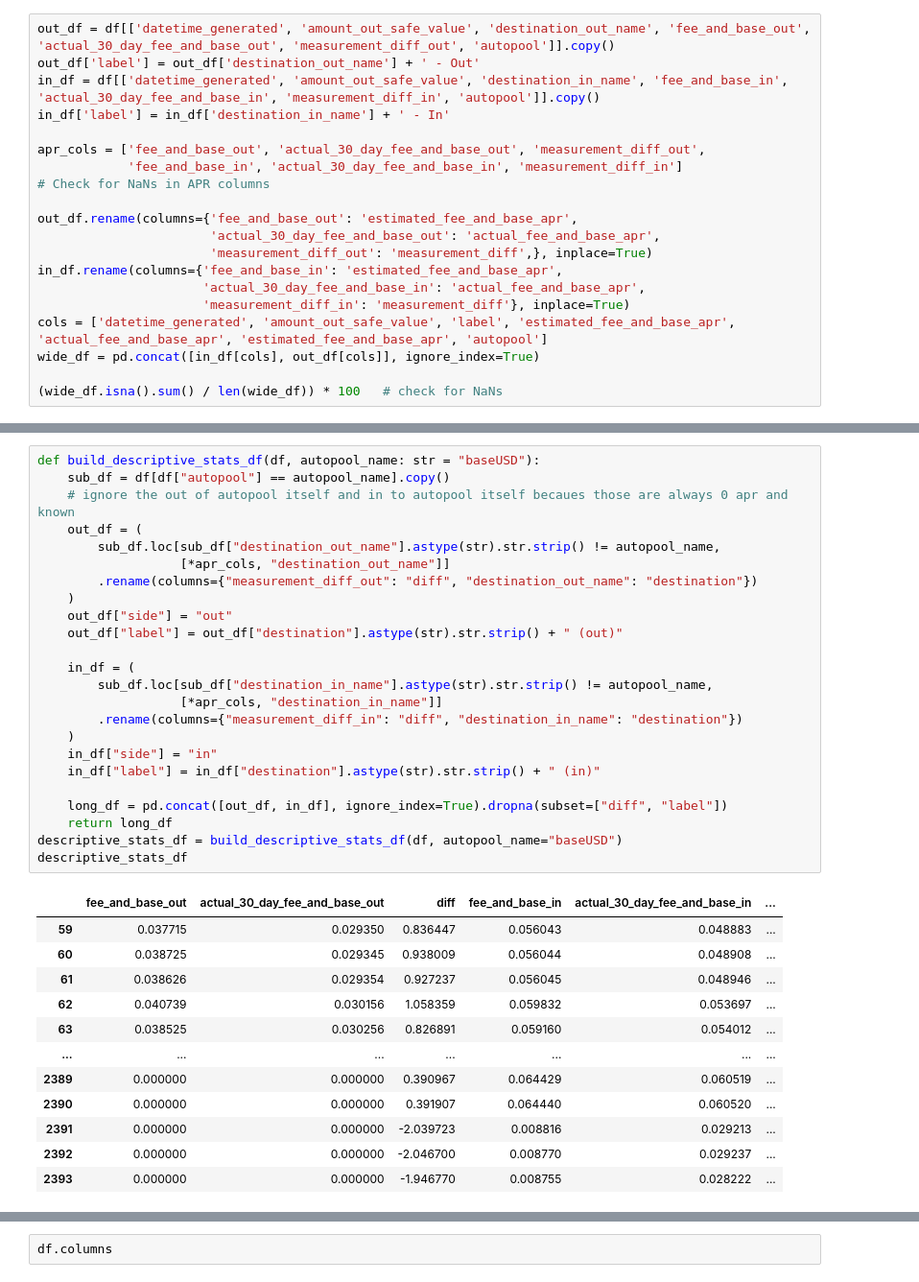
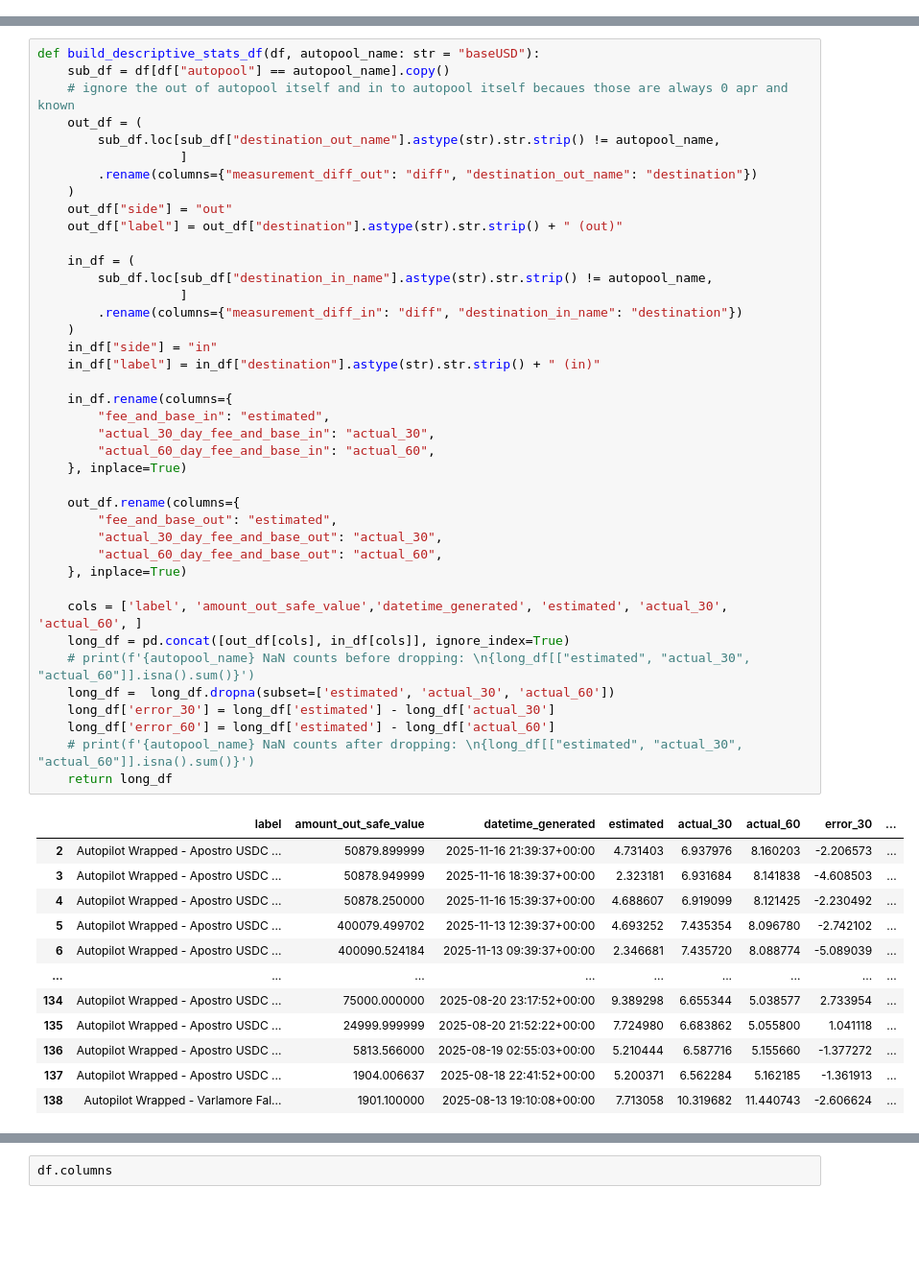
Before and after one commit to Tokemak/v2-rebalance-dashboard, a Jupyter notebook: mainnet_launch/adhoc/fee_and_base_apr_checks/check_accuracy.ipynb, the cells around one changed output, grey strips where cells are left out. Shown at 96% size. Saved outputs shown, nothing was run; the diff lists cells and outputs as text; blank space fills up the shorter version.

```diff
--- a/mainnet_launch/adhoc/fee_and_base_apr_checks/check_accuracy.ipynb
+++ b/mainnet_launch/adhoc/fee_and_base_apr_checks/check_accuracy.ipynb
@@ -48,20 +44,0 @@ df['measurement_diff_in'] = 100 * (df['fee_and_base_in'] - df['actual_30_day_fee
-# %%
-out_df = df[['datetime_generated', 'amount_out_safe_value', 'destination_out_name', 'fee_and_base_out', 'actual_30_day_fee_and_base_out', 'measurement_diff_out', 'autopool']].copy()
-out_df['label'] = out_df['destination_out_name'] + ' - Out'
-in_df = df[['datetime_generated', 'amount_out_safe_value', 'destination_in_name', 'fee_and_base_in', 'actual_30_day_fee_and_base_in', 'measurement_diff_in', 'autopool']].copy()
-in_df['label'] = in_df['destination_in_name'] + ' - In'
-
-apr_cols = ['fee_and_base_out', 'actual_30_day_fee_and_base_out', 'measurement_diff_out',
-            'fee_and_base_in', 'actual_30_day_fee_and_base_in', 'measurement_diff_in']
-# Check for NaNs in APR columns
-
-out_df.rename(columns={'fee_and_base_out': 'estimated_fee_and_base_apr',
-                       'actual_30_day_fee_and_base_out': 'actual_fee_and_base_apr',
-                       'measurement_diff_out': 'measurement_diff',}, inplace=True)
-in_df.rename(columns={'fee_and_base_in': 'estimated_fee_and_base_apr',
-                      'actual_30_day_fee_and_base_in': 'actual_fee_and_base_apr',
-                      'measurement_diff_in': 'measurement_diff'}, inplace=True)
-cols = ['datetime_generated', 'amount_out_safe_value', 'label', 'estimated_fee_and_base_apr', 'actual_fee_and_base_apr', 'estimated_fee_and_base_apr', 'autopool']
-wide_df = pd.concat([in_df[cols], out_df[cols]], ignore_index=True)
-
-(wide_df.isna().sum() / len(wide_df)) * 100   # check for NaNs
@@ -77,37 +45,53 @@ dtype: float64
 # %%
 def build_descriptive_stats_df(df, autopool_name: str = "baseUSD"):
     sub_df = df[df["autopool"] == autopool_name].copy()
     # ignore the out of autopool itself and in to autopool itself becaues those are always 0 apr and known
     out_df = (
         sub_df.loc[sub_df["destination_out_name"].astype(str).str.strip() != autopool_name,
-                   [*apr_cols, "destination_out_name"]]
+                   ]
         .rename(columns={"measurement_diff_out": "diff", "destination_out_name": "destination"})
     )
     out_df["side"] = "out"
     out_df["label"] = out_df["destination"].astype(str).str.strip() + " (out)"
 
     in_df = (
         sub_df.loc[sub_df["destination_in_name"].astype(str).str.strip() != autopool_name,
-                   [*apr_cols, "destination_in_name"]]
+                   ]
         .rename(columns={"measurement_diff_in": "diff", "destination_in_name": "destination"})
     )
     in_df["side"] = "in"
     in_df["label"] = in_df["destination"].astype(str).str.strip() + " (in)"
 
-    long_df = pd.concat([out_df, in_df], ignore_index=True).dropna(subset=["diff", "label"])
+    in_df.rename(columns={
+        "fee_and_base_in": "estimated",
+        "actual_30_day_fee_and_base_in": "actual_30",
+        "actual_60_day_fee_and_base_in": "actual_60",
+    }, inplace=True)
+
+    out_df.rename(columns={
+        "fee_and_base_out": "estimated",
+        "actual_30_day_fee_and_base_out": "actual_30",
+        "actual_60_day_fee_and_base_out": "actual_60",
+    }, inplace=True)
+
+    cols = ['label', 'amount_out_safe_value','datetime_generated', 'estimated', 'actual_30', 'actual_60', ]
+    long_df = pd.concat([out_df[cols], in_df[cols]], ignore_index=True)
+    # print(f'{autopool_name} NaN counts before dropping: \n{long_df[["estimated", "actual_30", "actual_60"]].isna().sum()}')
+    long_df =  long_df.dropna(subset=['estimated', 'actual_30', 'actual_60'])
+    long_df['error_30'] = long_df['estimated'] - long_df['actual_30']
+    long_df['error_60'] = long_df['estimated'] - long_df['actual_60']
+    # print(f'{autopool_name} NaN counts after dropping: \n{long_df[["estimated", "actual_30", "actual_60"]].isna().sum()}')
     return long_df
-descriptive_stats_df = build_descriptive_stats_df(df, autopool_name="baseUSD")
-descriptive_stats_df
 # %% [output]
-|  | fee_and_base_out | actual_30_day_fee_and_base_out | diff | fee_and_base_in | actual_30_day_fee_and_base_in | ... |
-| 59 | 0.037715 | 0.029350 | 0.836447 | 0.056043 | 0.048883 | ... |
-| 60 | 0.038725 | 0.029345 | 0.938009 | 0.056044 | 0.048908 | ... |
-| 61 | 0.038626 | 0.029354 | 0.927237 | 0.056045 | 0.048946 | ... |
-| 62 | 0.040739 | 0.030156 | 1.058359 | 0.059832 | 0.053697 | ... |
-| 63 | 0.038525 | 0.030256 | 0.826891 | 0.059160 | 0.054012 | ... |
-| ... | ... | ... | ... | ... | ... | ... |
-| 2389 | 0.000000 | 0.000000 | 0.390967 | 0.064429 | 0.060519 | ... |
-| 2390 | 0.000000 | 0.000000 | 0.391907 | 0.064440 | 0.060520 | ... |
-| 2391 | 0.000000 | 0.000000 | -2.039723 | 0.008816 | 0.029213 | ... |
-| 2392 | 0.000000 | 0.000000 | -2.046700 | 0.008770 | 0.029237 | ... |
-| 2393 | 0.000000 | 0.000000 | -1.946770 | 0.008755 | 0.028222 | ... |
+|  | label | amount_out_safe_value | datetime_generated | estimated | actual_30 | actual_60 | error_30 | ... |
+| 2 | Autopilot Wrapped - Apostro USDC ... | 50879.899999 | 2025-11-16 21:39:37+00:00 | 4.731403 | 6.937976 | 8.160203 | -2.206573 | ... |
+| 3 | Autopilot Wrapped - Apostro USDC ... | 50878.949999 | 2025-11-16 18:39:37+00:00 | 2.323181 | 6.931684 | 8.141838 | -4.608503 | ... |
+| 4 | Autopilot Wrapped - Apostro USDC ... | 50878.250000 | 2025-11-16 15:39:37+00:00 | 4.688607 | 6.919099 | 8.121425 | -2.230492 | ... |
+| 5 | Autopilot Wrapped - Apostro USDC ... | 400079.499702 | 2025-11-13 12:39:37+00:00 | 4.693252 | 7.435354 | 8.096780 | -2.742102 | ... |
+| 6 | Autopilot Wrapped - Apostro USDC ... | 400090.524184 | 2025-11-13 09:39:37+00:00 | 2.346681 | 7.435720 | 8.088774 | -5.089039 | ... |
+| ... | ... | ... | ... | ... | ... | ... | ... | ... |
+| 134 | Autopilot Wrapped - Apostro USDC ... | 75000.000000 | 2025-08-20 23:17:52+00:00 | 9.389298 | 6.655344 | 5.038577 | 2.733954 | ... |
+| 135 | Autopilot Wrapped - Apostro USDC ... | 24999.999999 | 2025-08-20 21:52:22+00:00 | 7.724980 | 6.683862 | 5.055800 | 1.041118 | ... |
+| 136 | Autopilot Wrapped - Apostro USDC ... | 5813.566000 | 2025-08-19 02:55:03+00:00 | 5.210444 | 6.587716 | 5.155660 | -1.377272 | ... |
+| 137 | Autopilot Wrapped - Apostro USDC ... | 1904.006637 | 2025-08-18 22:41:52+00:00 | 5.200371 | 6.562284 | 5.162185 | -1.361913 | ... |
+| 138 | Autopilot Wrapped - Varlamore Fal... | 1901.100000 | 2025-08-13 19:10:08+00:00 | 7.713058 | 10.319682 | 11.440743 | -2.606624 | ... |
```
Also changed, not shown: parts of 10 cells of this notebook.
